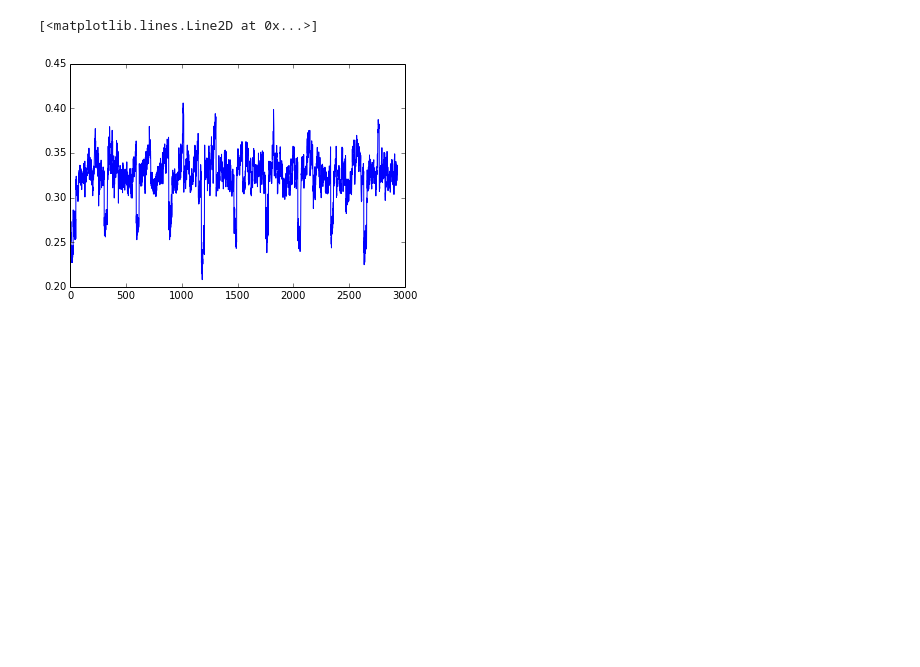
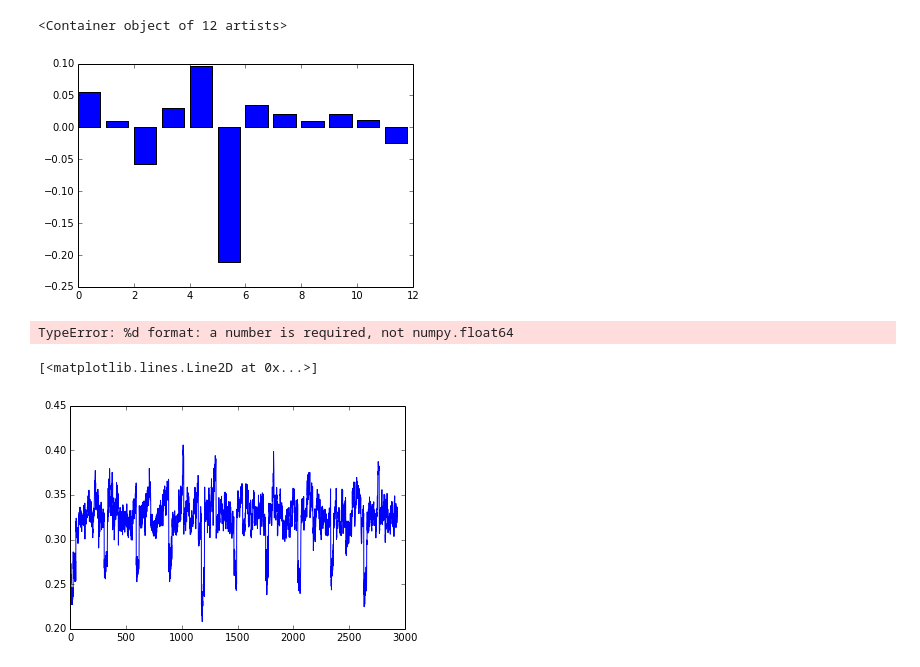
Before and after one commit to ChayaSt/exacycleGPCR, a Jupyter notebook: analysis/MSMbuildGPCR.ipynb, the cells around one changed output. Drawn from its saved outputs; the diff is of its cells as text; code cells hidden in the pictures; blank space fills up the shorter version.

```diff
--- a/analysis/MSMbuildGPCR.ipynb
+++ b/analysis/MSMbuildGPCR.ipynb
@@ -134,0 +91,10 @@ hist(tlength)
+# %%
+bar(np.arange(12),msm.left_eigenvectors_[:,2])
+# %% [output]
+<Container object of 12 artists>
+[figure, added]
+# %%
+samples = msm.draw_samples(msm_labels,10)
+traj = utils.map_drawn_samples(samples,tlist)
+# %% [output]
+TypeError: %d format: a number is required, not numpy.float64
```
Also changed, not shown: parts of 15 cells of this notebook, 1 other file.
